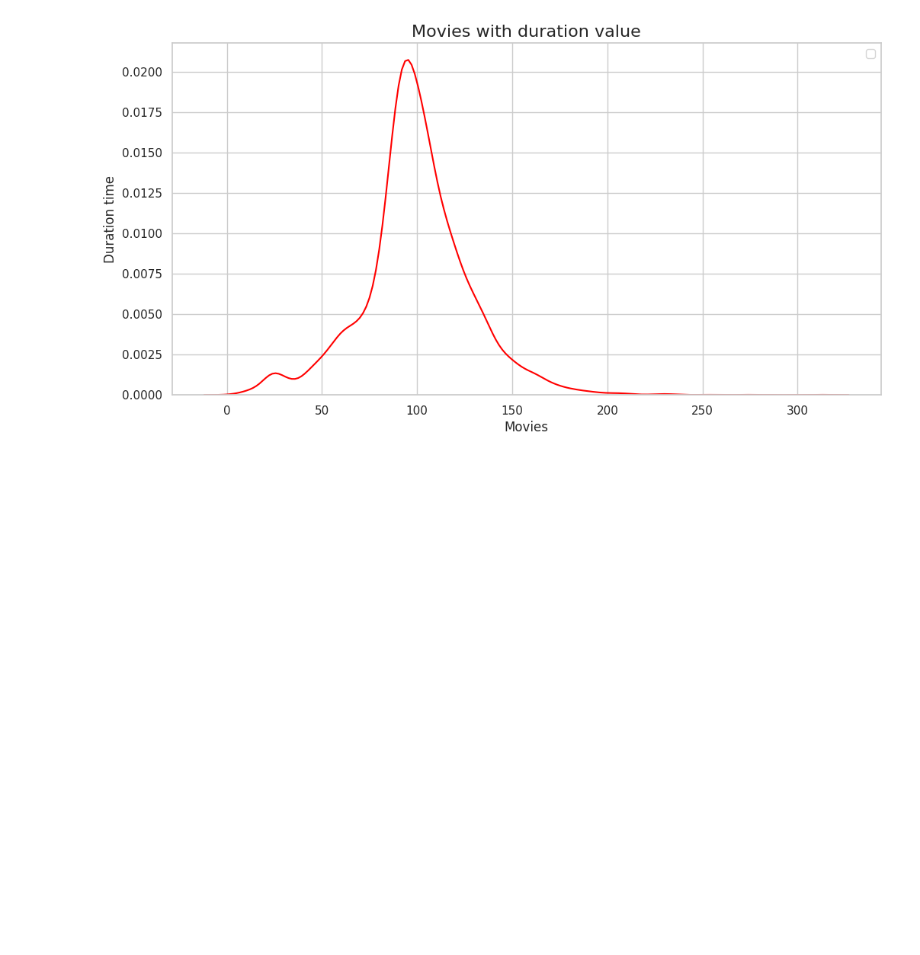
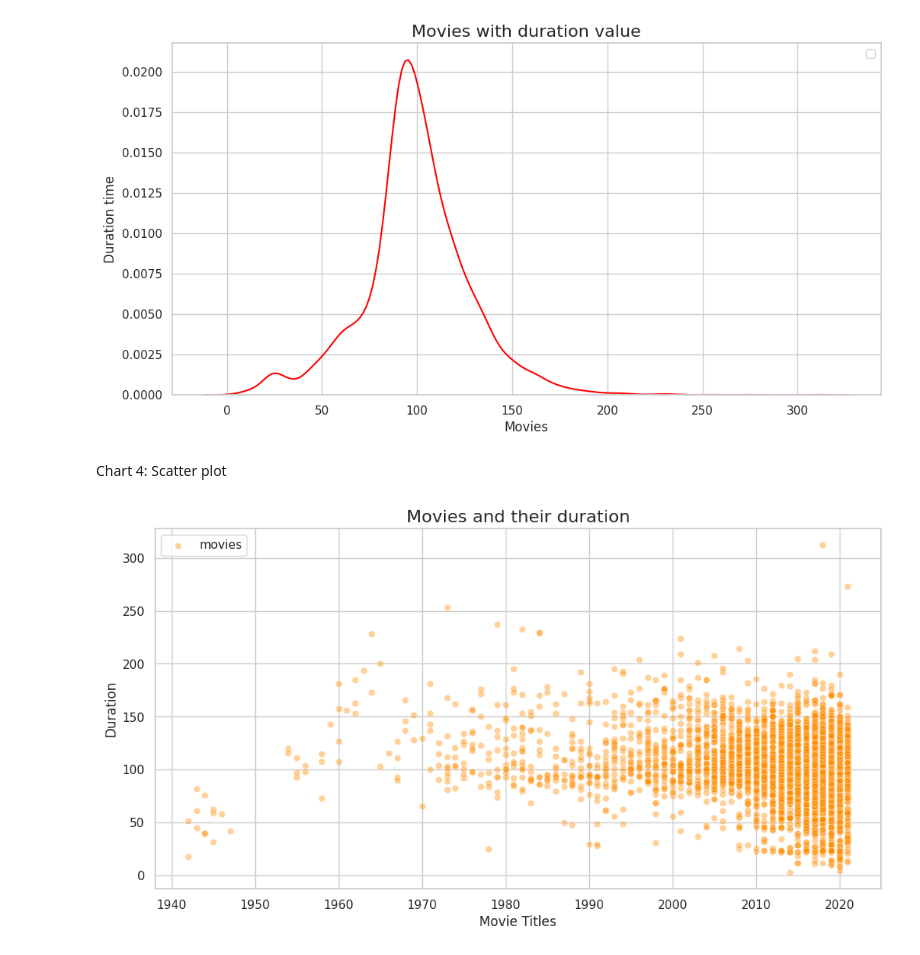
Before and after one commit to DevBhargav07/ML_Learning_Pluto, a Jupyter notebook: Codespace/ML_Learning.ipynb, the cells around one changed output. Drawn from its saved outputs; the diff is of its cells as text; code cells hidden in the pictures; blank space fills up the shorter version.

Commit message:
adding new chart @Scatter plot for movies and their duration

```diff
--- a/Codespace/ML_Learning.ipynb
+++ b/Codespace/ML_Learning.ipynb
@@ -457,3 +457,21 @@ plt.legend()
 plt.show()
 # %% [output]
 [figure]
+# %% [markdown]
+Chart 4: Scatter plot
+# %%
+plt.figure(figsize=(12, 6))
+sns.scatterplot(
+    data=movies, # data
+    x="release_year", # column name in the data
+    y="duration_time", # column name of the data
+    alpha=0.4,
+    color="darkorange",
+    label="movies"
+)
+plt.title("Movies and their duration", fontsize=16)
+plt.xlabel("Movie Titles")
+plt.ylabel("Duration")
+plt.show()
+# %% [output]
+[figure, added]
```
